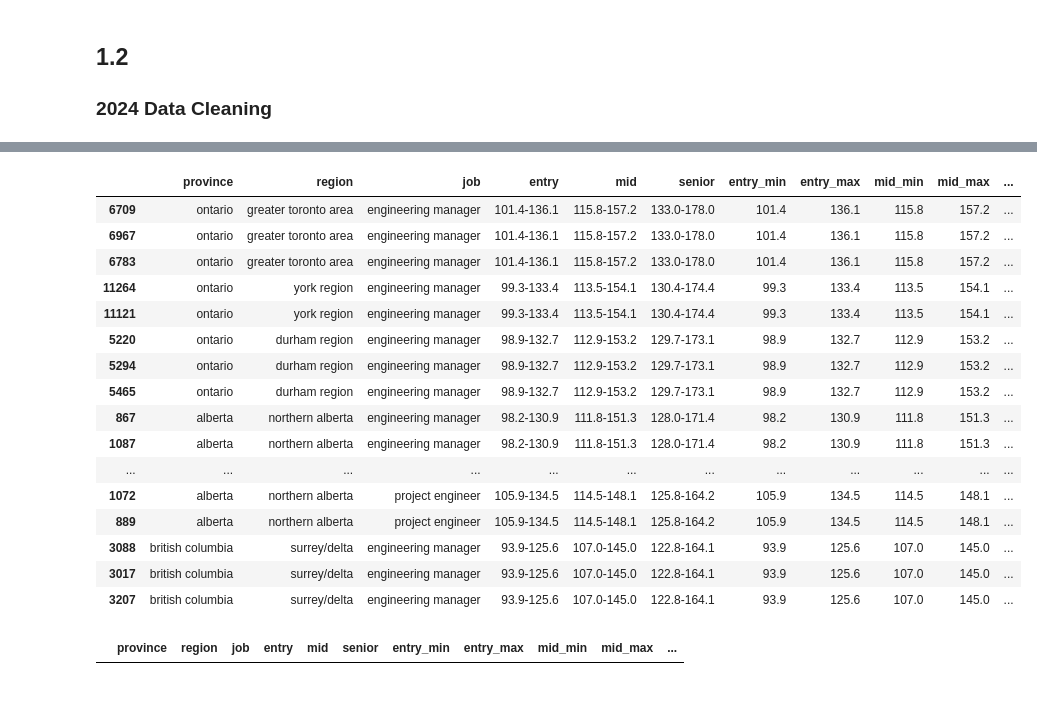
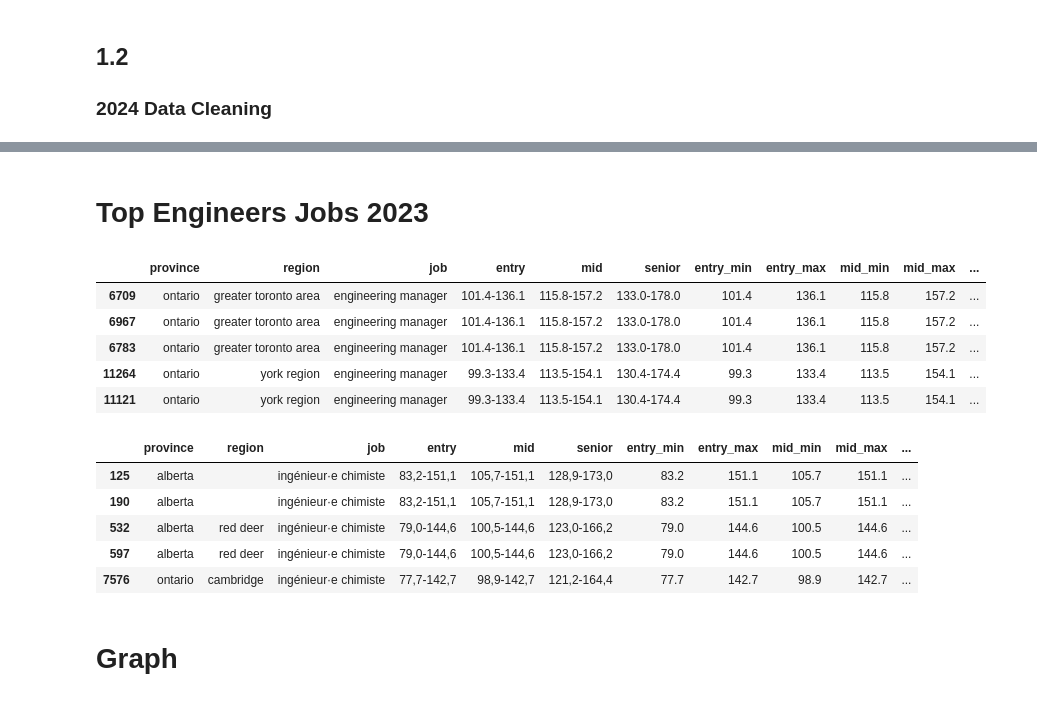
Before and after one commit to AlgoETS/Salary, a Jupyter notebook: sandbox/compare_2023_to_2024.ipynb, the cells around one changed output, grey strips where cells are left out. Drawn from its saved outputs; the diff is of its cells as text; code cells hidden in the pictures.

Commit message:
graphs

```diff
--- a/sandbox/compare_2023_to_2024.ipynb
+++ b/sandbox/compare_2023_to_2024.ipynb
@@ -72,0 +101,6 @@ df_sorted_2024 = df_2024.sort_values('max_salary', ascending=False)
+# %%
+# combine df_sorted_2024 df_sorted_2023
+df_sorted_2023['year'] = 2023
+df_sorted_2024['year'] = 2024
+df_sorted_2023_2024 = pd.concat([df_sorted_2023, df_sorted_2024])
+df_sorted_2023_2024.head()
@@ -73,28 +114,26 @@ df_sorted_2024 = df_2024.sort_values('max_salary', ascending=False)
+# %% [markdown]
+# Top Engineers Jobs 2023
 # %%
 
-top_engineers_jobs=df_sorted_2023[df_sorted_2023['job'].str.contains('engineer', case=False)]
-top_engineers_jobs.head(30)
+top_engineers_jobs_2023=df_sorted_2023[df_sorted_2023['job'].str.contains('engineer', case=False)]
+top_engineers_jobs_2023.head(5)
 # %% [output]
 |  | province | region | job | entry | mid | senior | entry_min | entry_max | mid_min | mid_max | ... |
 | 6709 | ontario | greater toronto area | engineering manager | 101.4-136.1 | 115.8-157.2 | 133.0-178.0 | 101.4 | 136.1 | 115.8 | 157.2 | ... |
 | 6967 | ontario | greater toronto area | engineering manager | 101.4-136.1 | 115.8-157.2 | 133.0-178.0 | 101.4 | 136.1 | 115.8 | 157.2 | ... |
 | 6783 | ontario | greater toronto area | engineering manager | 101.4-136.1 | 115.8-157.2 | 133.0-178.0 | 101.4 | 136.1 | 115.8 | 157.2 | ... |
 | 11264 | ontario | york region | engineering manager | 99.3-133.4 | 113.5-154.1 | 130.4-174.4 | 99.3 | 133.4 | 113.5 | 154.1 | ... |
 | 11121 | ontario | york region | engineering manager | 99.3-133.4 | 113.5-154.1 | 130.4-174.4 | 99.3 | 133.4 | 113.5 | 154.1 | ... |
-| 5220 | ontario | durham region | engineering manager | 98.9-132.7 | 112.9-153.2 | 129.7-173.1 | 98.9 | 132.7 | 112.9 | 153.2 | ... |
-| 5294 | ontario | durham region | engineering manager | 98.9-132.7 | 112.9-153.2 | 129.7-173.1 | 98.9 | 132.7 | 112.9 | 153.2 | ... |
-| 5465 | ontario | durham region | engineering manager | 98.9-132.7 | 112.9-153.2 | 129.7-173.1 | 98.9 | 132.7 | 112.9 | 153.2 | ... |
-| 867 | alberta | northern alberta | engineering manager | 98.2-130.9 | 111.8-151.3 | 128.0-171.4 | 98.2 | 130.9 | 111.8 | 151.3 | ... |
-| 1087 | alberta | northern alberta | engineering manager | 98.2-130.9 | 111.8-151.3 | 128.0-171.4 | 98.2 | 130.9 | 111.8 | 151.3 | ... |
-| ... | ... | ... | ... | ... | ... | ... | ... | ... | ... | ... | ... |
-| 1072 | alberta | northern alberta | project engineer | 105.9-134.5 | 114.5-148.1 | 125.8-164.2 | 105.9 | 134.5 | 114.5 | 148.1 | ... |
-| 889 | alberta | northern alberta | project engineer | 105.9-134.5 | 114.5-148.1 | 125.8-164.2 | 105.9 | 134.5 | 114.5 | 148.1 | ... |
-| 3088 | british columbia | surrey/delta | engineering manager | 93.9-125.6 | 107.0-145.0 | 122.8-164.1 | 93.9 | 125.6 | 107.0 | 145.0 | ... |
-| 3017 | british columbia | surrey/delta | engineering manager | 93.9-125.6 | 107.0-145.0 | 122.8-164.1 | 93.9 | 125.6 | 107.0 | 145.0 | ... |
-| 3207 | british columbia | surrey/delta | engineering manager | 93.9-125.6 | 107.0-145.0 | 122.8-164.1 | 93.9 | 125.6 | 107.0 | 145.0 | ... |
 # %%
 
-top_engineers_jobs=df_sorted_2024[df_sorted_2024['job'].str.contains('ingénieur', case=False)]
-top_engineers_jobs.head(30)
+top_engineers_jobs_2024=df_sorted_2024[df_sorted_2024['job'].str.contains('ingénieur', case=False)]
+top_engineers_jobs_2024.head(5)
 # %% [output]
 |  | province | region | job | entry | mid | senior | entry_min | entry_max | mid_min | mid_max | ... |
+| 125 | alberta |  | ingénieur·e chimiste | 83,2-151,1 | 105,7-151,1 | 128,9-173,0 | 83.2 | 151.1 | 105.7 | 151.1 | ... |
+| 190 | alberta |  | ingénieur·e chimiste | 83,2-151,1 | 105,7-151,1 | 128,9-173,0 | 83.2 | 151.1 | 105.7 | 151.1 | ... |
+| 532 | alberta | red deer | ingénieur·e chimiste | 79,0-144,6 | 100,5-144,6 | 123,0-166,2 | 79.0 | 144.6 | 100.5 | 144.6 | ... |
+| 597 | alberta | red deer | ingénieur·e chimiste | 79,0-144,6 | 100,5-144,6 | 123,0-166,2 | 79.0 | 144.6 | 100.5 | 144.6 | ... |
+| 7576 | ontario | cambridge | ingénieur·e chimiste | 77,7-142,7 | 98,9-142,7 | 121,2-164,4 | 77.7 | 142.7 | 98.9 | 142.7 | ... |
+# %% [markdown]
+# Graph
```
Also changed, not shown: parts of 17 cells of this notebook.
